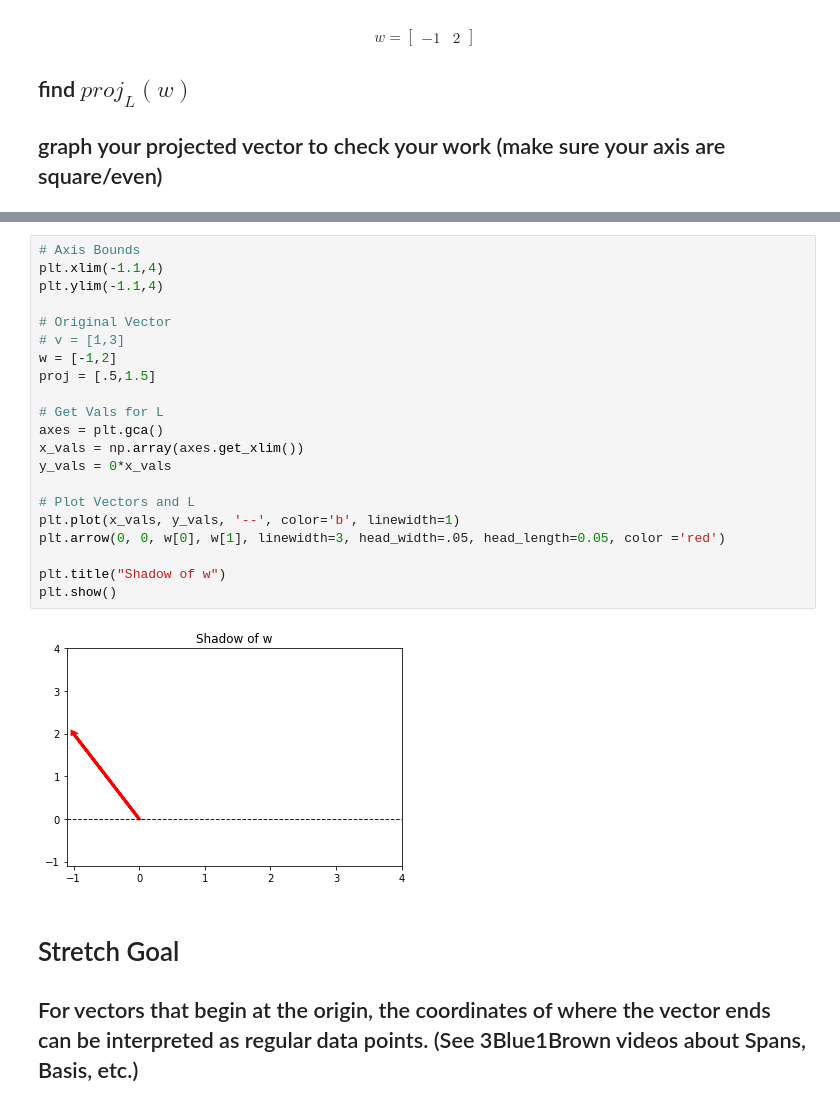
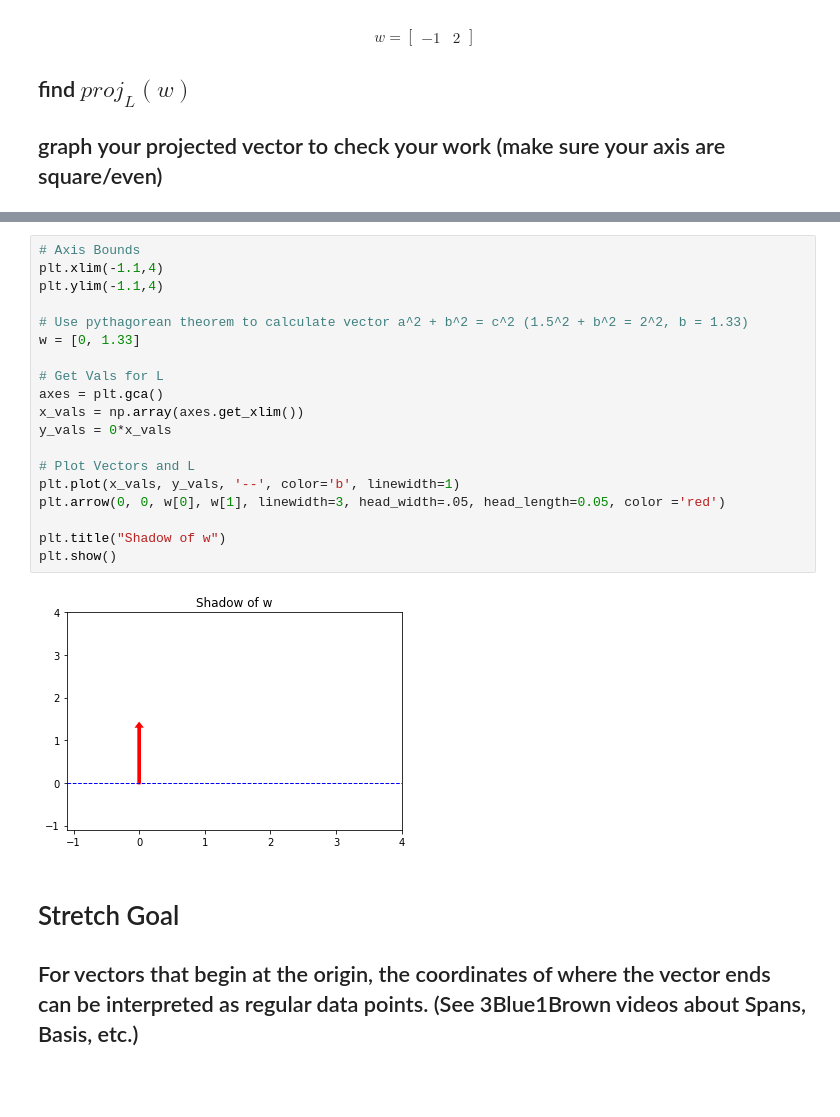
Before and after one commit to JimKing100/DS-Unit-1-Sprint-4-Linear-Algebra, a Jupyter notebook: module2-intermediate-linear-algebra/Intermediate_Linear_Algebra_Assignment.ipynb, the cells around one changed output, grey strips where cells are left out. Cells and saved outputs as stored; diff of their text form.

```diff
--- a/module2-intermediate-linear-algebra/Intermediate_Linear_Algebra_Assignment.ipynb
+++ b/module2-intermediate-linear-algebra/Intermediate_Linear_Algebra_Assignment.ipynb
@@ -448,26 +477,24 @@ print(z)
 # %%
 # Axis Bounds
 plt.xlim(-1.1,4)
 plt.ylim(-1.1,4)
 
-# Original Vector
-# v = [1,3]
-w = [-1,2]
-proj = [.5,1.5]
+# Use pythagorean theorem to calculate vector a^2 + b^2 = c^2 (1.5^2 + b^2 = 2^2, b = 1.33)
+w = [0, 1.33]
 
 # Get Vals for L
 axes = plt.gca()
 x_vals = np.array(axes.get_xlim())
 y_vals = 0*x_vals
 
 # Plot Vectors and L
 plt.plot(x_vals, y_vals, '--', color='b', linewidth=1)
 plt.arrow(0, 0, w[0], w[1], linewidth=3, head_width=.05, head_length=0.05, color ='red')
 
 plt.title("Shadow of w")
 plt.show()
 # %% [output]
-[figure, old version]
+[figure, new version]
 # %% [markdown]
 # Stretch Goal
 
```
Also changed, not shown: parts of 4 cells of this notebook.
